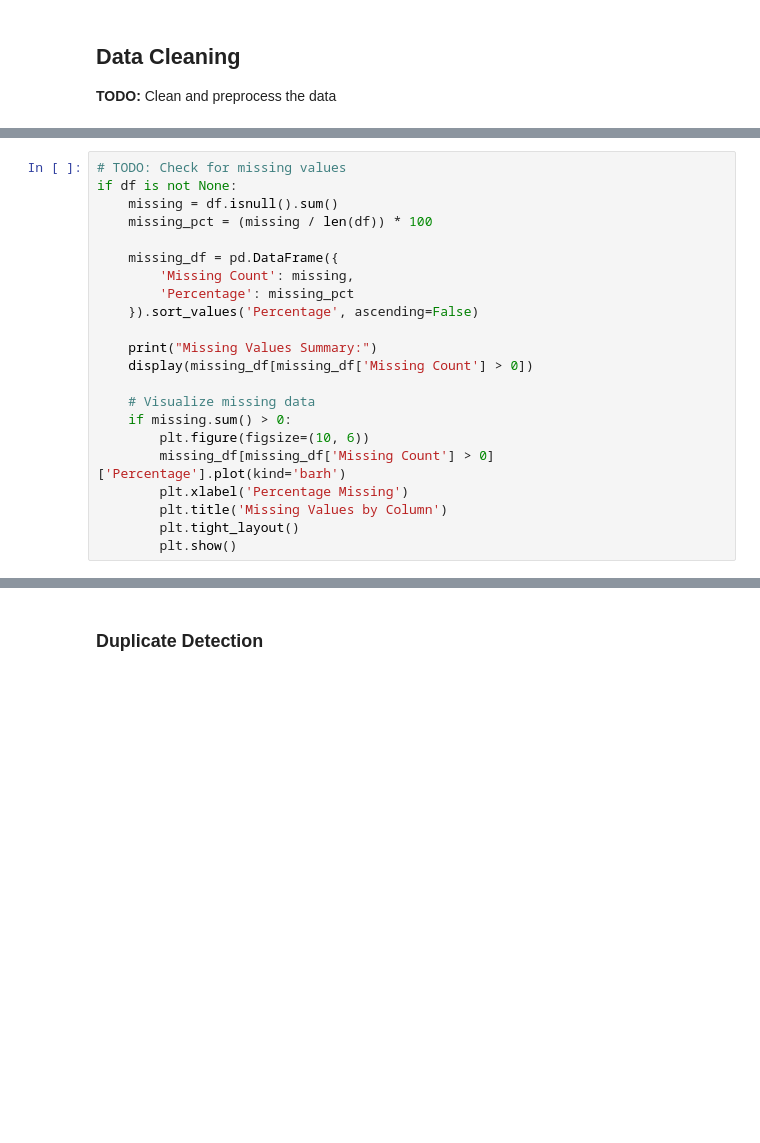
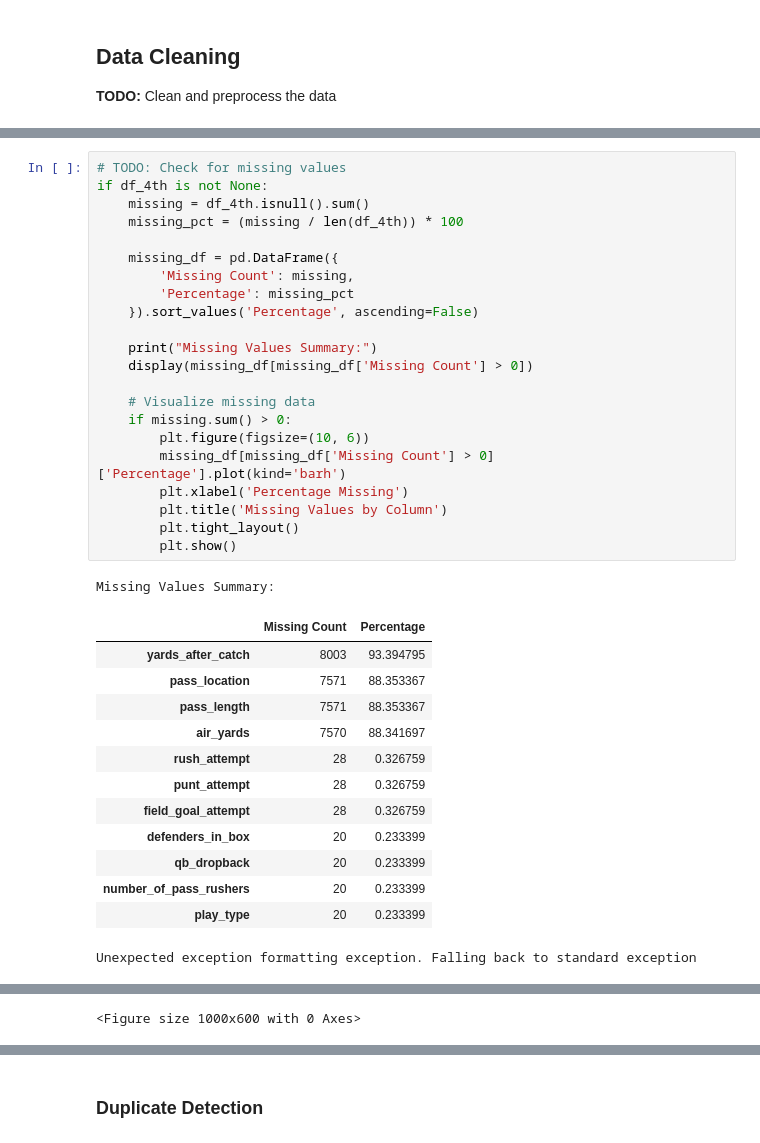
Before and after one commit to EdisonAyranisthebest/Eclipse_W26_Football, a Jupyter notebook: fourth_down_decision_epa_analysis.ipynb, the cells around one changed output, grey strips where cells are left out. Saved outputs shown, nothing was run; the diff lists cells and outputs as text; blank space fills up the shorter version.

```diff
--- a/fourth_down_decision_epa_analysis.ipynb
+++ b/fourth_down_decision_epa_analysis.ipynb
@@ -213,22 +279,37 @@ Length: 397, dtype: object
 # %%
 # TODO: Check for missing values
-if df is not None:
-    missing = df.isnull().sum()
-    missing_pct = (missing / len(df)) * 100
+if df_4th is not None:
+    missing = df_4th.isnull().sum()
+    missing_pct = (missing / len(df_4th)) * 100
 
     missing_df = pd.DataFrame({
         'Missing Count': missing,
         'Percentage': missing_pct
     }).sort_values('Percentage', ascending=False)
 
     print("Missing Values Summary:")
     display(missing_df[missing_df['Missing Count'] > 0])
 
     # Visualize missing data
     if missing.sum() > 0:
         plt.figure(figsize=(10, 6))
         missing_df[missing_df['Missing Count'] > 0]['Percentage'].plot(kind='barh')
         plt.xlabel('Percentage Missing')
         plt.title('Missing Values by Column')
         plt.tight_layout()
         plt.show()
+# %% [output]
+Missing Values Summary:
+|  | Missing Count | Percentage |
+| yards_after_catch | 8003 | 93.394795 |
+| pass_location | 7571 | 88.353367 |
+| pass_length | 7571 | 88.353367 |
+| air_yards | 7570 | 88.341697 |
+| rush_attempt | 28 | 0.326759 |
+| punt_attempt | 28 | 0.326759 |
+| field_goal_attempt | 28 | 0.326759 |
+| defenders_in_box | 20 | 0.233399 |
+| qb_dropback | 20 | 0.233399 |
+| number_of_pass_rushers | 20 | 0.233399 |
+| play_type | 20 | 0.233399 |
+Unexpected exception formatting exception. Falling back to standard exception
@@ -235,3 +333,4 @@ if df is not None:
+<Figure size 1000x600 with 0 Axes>
 # %%
 # TODO: Handle missing values
 # Strategy options:
```
Also changed, not shown: parts of 9 cells of this notebook.
